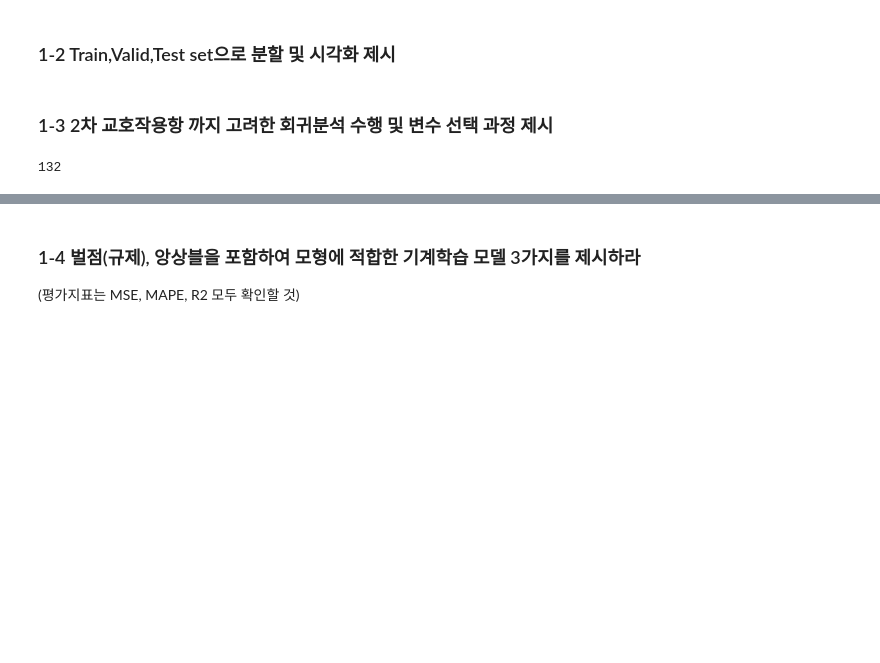
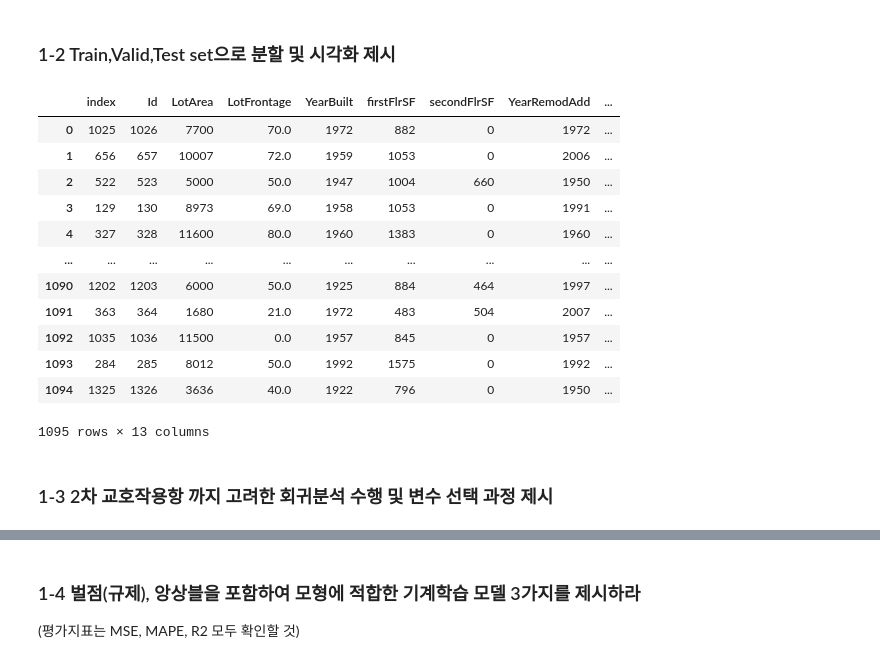
Before and after one commit to Ssunbell/ADP_study, a Jupyter notebook: 4주차/seonjong/17회_기출문제_seonjong.ipynb, the cells around one changed output, grey strips where cells are left out. Drawn from its saved outputs; the diff is of its cells as text; code cells hidden in the pictures; blank space fills up the shorter version.

```diff
--- a/4주차/seonjong/17회_기출문제_seonjong.ipynb
+++ b/4주차/seonjong/17회_기출문제_seonjong.ipynb
@@ -153,11 +153,21 @@ featues = df1.columns.tolist()
 featues.remove(target)
 
 train_x, test_x, train_y, test_y = train_test_split(df1[featues], df1[target])
+# %%
+train_x.reset_index()
+# %% [output]
+|  | index | Id | LotArea | LotFrontage | YearBuilt | firstFlrSF | secondFlrSF | YearRemodAdd | ... |
+| 0 | 1025 | 1026 | 7700 | 70.0 | 1972 | 882 | 0 | 1972 | ... |
+| 1 | 656 | 657 | 10007 | 72.0 | 1959 | 1053 | 0 | 2006 | ... |
+| 2 | 522 | 523 | 5000 | 50.0 | 1947 | 1004 | 660 | 1950 | ... |
+| 3 | 129 | 130 | 8973 | 69.0 | 1958 | 1053 | 0 | 1991 | ... |
+| 4 | 327 | 328 | 11600 | 80.0 | 1960 | 1383 | 0 | 1960 | ... |
+| ... | ... | ... | ... | ... | ... | ... | ... | ... | ... |
+| 1090 | 1202 | 1203 | 6000 | 50.0 | 1925 | 884 | 464 | 1997 | ... |
+| 1091 | 363 | 364 | 1680 | 21.0 | 1972 | 483 | 504 | 2007 | ... |
+| 1092 | 1035 | 1036 | 11500 | 0.0 | 1957 | 845 | 0 | 1957 | ... |
+| 1093 | 284 | 285 | 8012 | 50.0 | 1992 | 1575 | 0 | 1992 | ... |
+| 1094 | 1325 | 1326 | 3636 | 40.0 | 1922 | 796 | 0 | 1950 | ... |
+1095 rows × 13 columns
 # %% [markdown]
 ### 1-3  2차 교호작용항 까지 고려한 회귀분석 수행 및 변수 선택 과정 제시
-# %%
-from itertools import permutations
-comb =
-len(comb)
-# %% [output]
-132
```
Also changed, not shown: parts of 2 cells of this notebook.
